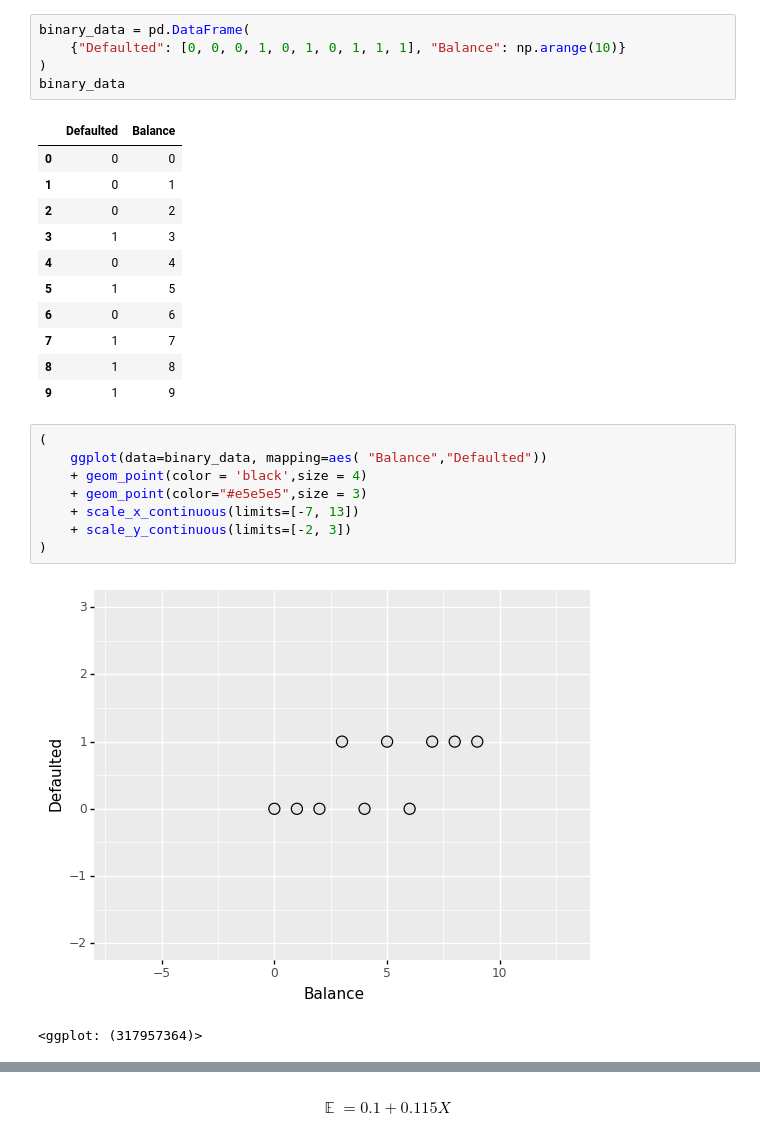
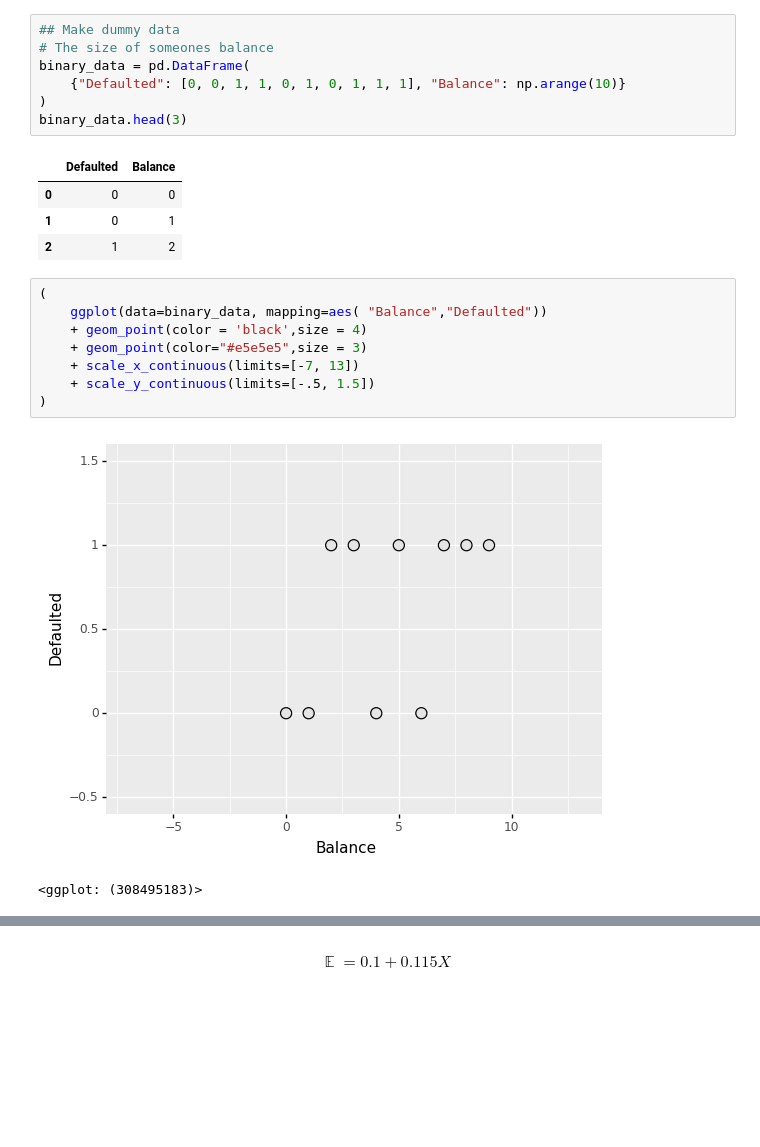
Before and after one commit to citrez/learning, a Jupyter notebook: explore/logit_motivation.ipynb, the cells around one changed output, grey strips where cells are left out. Saved outputs shown, nothing was run; the diff lists cells and outputs as text; blank space fills up the shorter version.

```diff
--- a/explore/logit_motivation.ipynb
+++ b/explore/logit_motivation.ipynb
@@ -13,31 +27,26 @@ The size of someones balance ()
 # %%
+## Make dummy data
+# The size of someones balance
 binary_data = pd.DataFrame(
-    {"Defaulted": [0, 0, 0, 1, 0, 1, 0, 1, 1, 1], "Balance": np.arange(10)}
+    {"Defaulted": [0, 0, 1, 1, 0, 1, 0, 1, 1, 1], "Balance": np.arange(10)}
 )
-binary_data
+binary_data.head(3)
 # %% [output]
 |  | Defaulted | Balance |
 | 0 | 0 | 0 |
 | 1 | 0 | 1 |
-| 2 | 0 | 2 |
-| 3 | 1 | 3 |
-| 4 | 0 | 4 |
-| 5 | 1 | 5 |
-| 6 | 0 | 6 |
-| 7 | 1 | 7 |
-| 8 | 1 | 8 |
-| 9 | 1 | 9 |
+| 2 | 1 | 2 |
 # %%
 (
     ggplot(data=binary_data, mapping=aes( "Balance","Defaulted"))
     + geom_point(color = 'black',size = 4)
     + geom_point(color="#e5e5e5",size = 3)
     + scale_x_continuous(limits=[-7, 13])
-    + scale_y_continuous(limits=[-2, 3])
+    + scale_y_continuous(limits=[-.5, 1.5])
 )
 # %% [output]
-[figure, old version]
+[figure, new version]
-<ggplot: (317957364)>
+<ggplot: (308495183)>
 # %%
 (
     ggplot(data=binary_data, mapping=aes( "Balance","Defaulted"))
```
Also changed, not shown: parts of 18 cells of this notebook, 2 other files.
